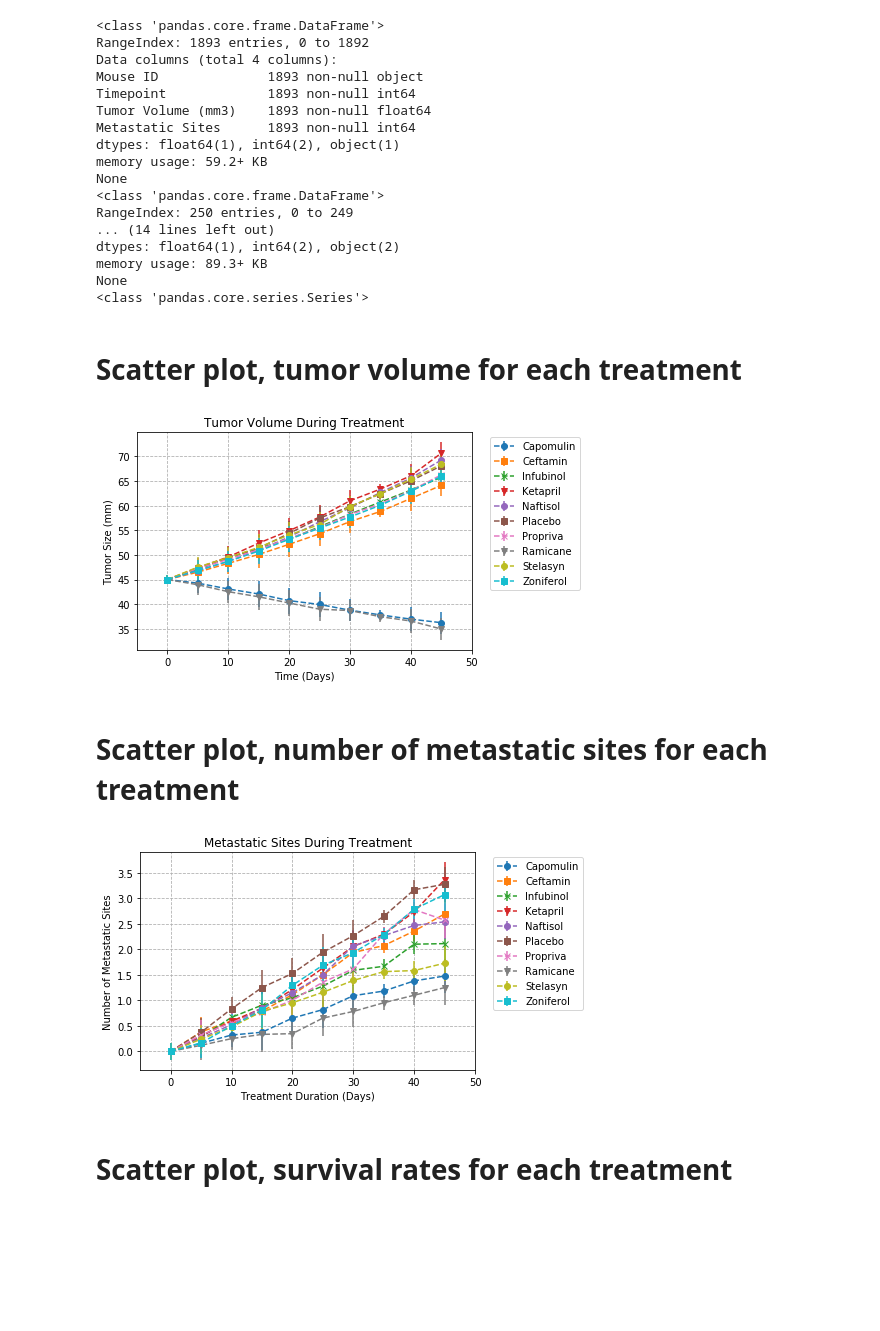
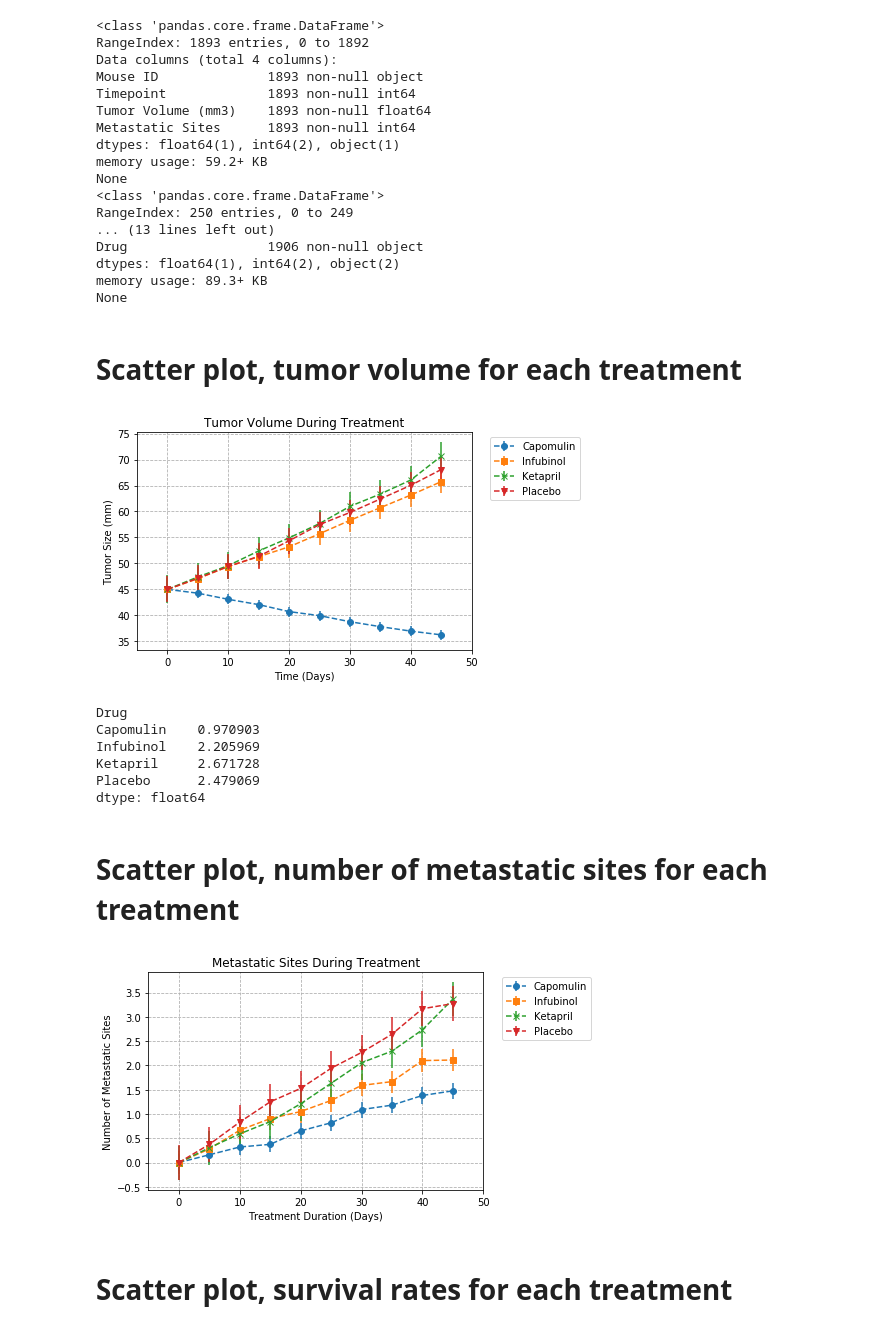
Before and after one commit to dchu101/UCBDataBootcampHW5, a Jupyter notebook: pymaceuticals_dchu.ipynb, the cells around one changed output. Cells and saved outputs as stored; diff of their text form; code cells hidden in the pictures; blank space fills up the shorter version.

```diff
--- a/pymaceuticals_dchu.ipynb
+++ b/pymaceuticals_dchu.ipynb
@@ -37,22 +31,14 @@ trial_data = trial_data.merge(drug_data, on='Mouse ID', how='left')
 
 print(trial_data.info())
 
-#extra entries (1906 instead or original 1893 because one of the mice is listed as being on multiple treatements)
+#isolate relevant data
+trial_data = trial_data[(trial_data['Drug']=='Capomulin') |
+                        (trial_data['Drug']=='Infubinol') |
+                        (trial_data['Drug']=='Ketapril') |
+                        (trial_data['Drug']=='Placebo')]
 
-tumor_volume_group = trial_data.groupby(['Drug', 'Timepoint'])['Tumor Volume (mm3)'].mean()
-tumor_volume = tumor_volume_group.to_frame()
-
-#confirming multiple mouse IDs
-mouse_counts = drug_data['Mouse ID'].value_counts()
-
-print(type(mouse_counts))
-
-#drop the duplicates
-#trial_data = trial_data[trial_data['Mouse ID'] != 'g989']
-
-#trial_data.reset_index()
-
-#print(trial_data.info())
+#reset the index
+trial_data = trial_data.reset_index(drop=True)
 # %% [output]
 <class 'pandas.core.frame.DataFrame'>
 RangeIndex: 1893 entries, 0 to 1892
@@ -66,11 +52,11 @@ memory usage: 59.2+ KB
 None
 <class 'pandas.core.frame.DataFrame'>
 RangeIndex: 250 entries, 0 to 249
-... (14 lines left out)
+... (13 lines left out)
+Drug                  1906 non-null object
 dtypes: float64(1), int64(2), object(2)
 memory usage: 89.3+ KB
 None
-<class 'pandas.core.series.Series'>
 # %% [markdown]
 # Scatter plot, tumor volume for each treatment
 # %%
@@ -98,7 +84,7 @@ for x in range(len(drugs)):
 
     marker_position = (x)%4
 
-    plt.errorbar(timepoint, volume_line, yerr=standard_error, marker=markers[marker_position], linestyle='dashed')
+    plt.errorbar(timepoint, volume_line, yerr=standard_error[x], marker=markers[marker_position], linestyle='dashed')
 
 #title
 plt.title('Tumor Volume During Treatment')
@@ -119,9 +105,15 @@ plt.legend(bbox_to_anchor=(1.04,1), loc="upper left")
 #show plot
 plt.show()
 
-#need to figure out how to resize for better visibility
+standard_error
 # %% [output]
-[figure, old version]
+[figure, new version]
+Drug
+Capomulin    0.970903
+Infubinol    2.205969
+Ketapril     2.671728
+Placebo      2.479069
+dtype: float64
 # %% [markdown]
 # Scatter plot, number of metastatic sites for each treatment
 # %%
@@ -144,35 +136,35 @@ markers = ['o', 's', 'x', 'v']
 
 #loop through each unique drug in drug name, and create scatter plot w/ error bars
 for x in range(len(drugs)):
 
     meta_line=metastatic.iloc[:, x]
 
     marker_position = (x)%4
 
-    plt.errorbar(timepoint, meta_line, yerr=standard_error, marker=markers[marker_position], linestyle='dashed')
+    plt.errorbar(timepoint, meta_line, yerr=standard_error[x], marker=markers[marker_position], linestyle='dashed')
 
 #title
 plt.title('Metastatic Sites During Treatment')
 
 #limits
 plt.xlim(min(timepoint)-5, max(timepoint)+5)
 
 #grids
 plt.grid(linestyle='dashed')
 
 #axes labels
 plt.xlabel('Treatment Duration (Days)')
 plt.ylabel('Number of Metastatic Sites')
 
 #anchors legend to outside of the chart
 plt.legend(bbox_to_anchor=(1.04,1), loc="upper left")
 
 #show plot
 plt.show()
 
 #need to figure out how to resize for better visibility
 # %% [output]
-[figure, old version]
+[figure, new version]
 # %% [markdown]
 # Scatter plot, survival rates for each treatment
 # %%
```
Also changed, not shown: parts of 4 cells of this notebook.
